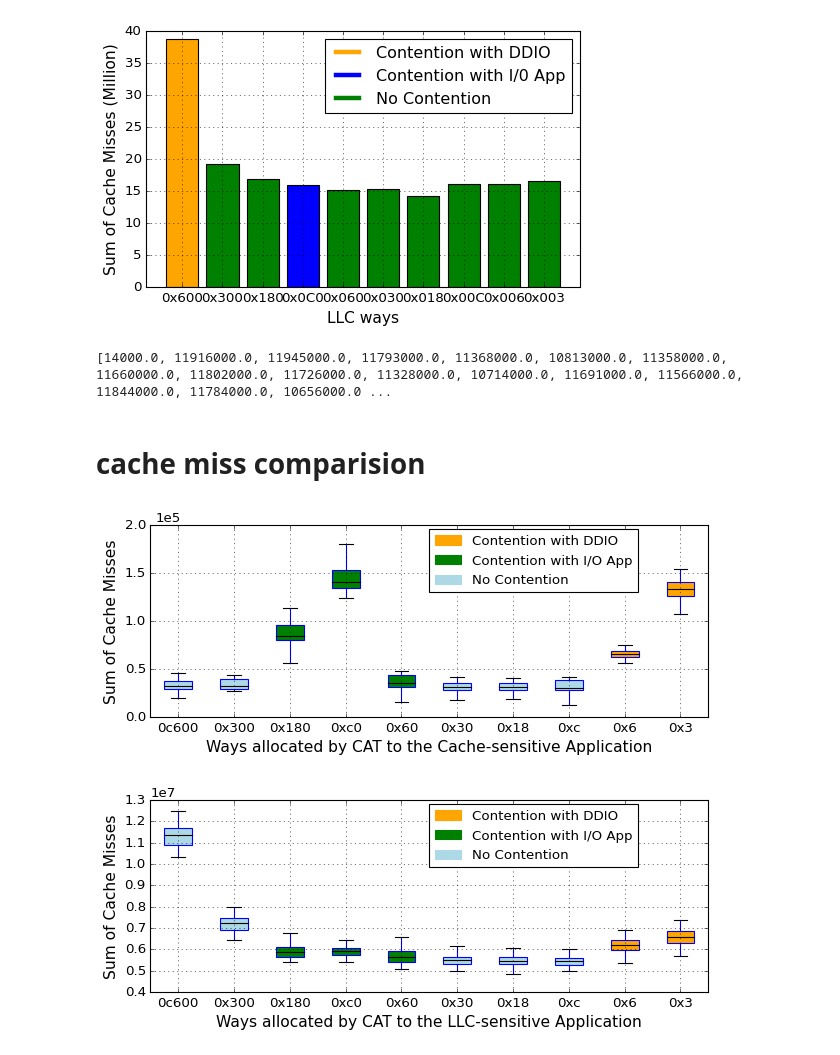
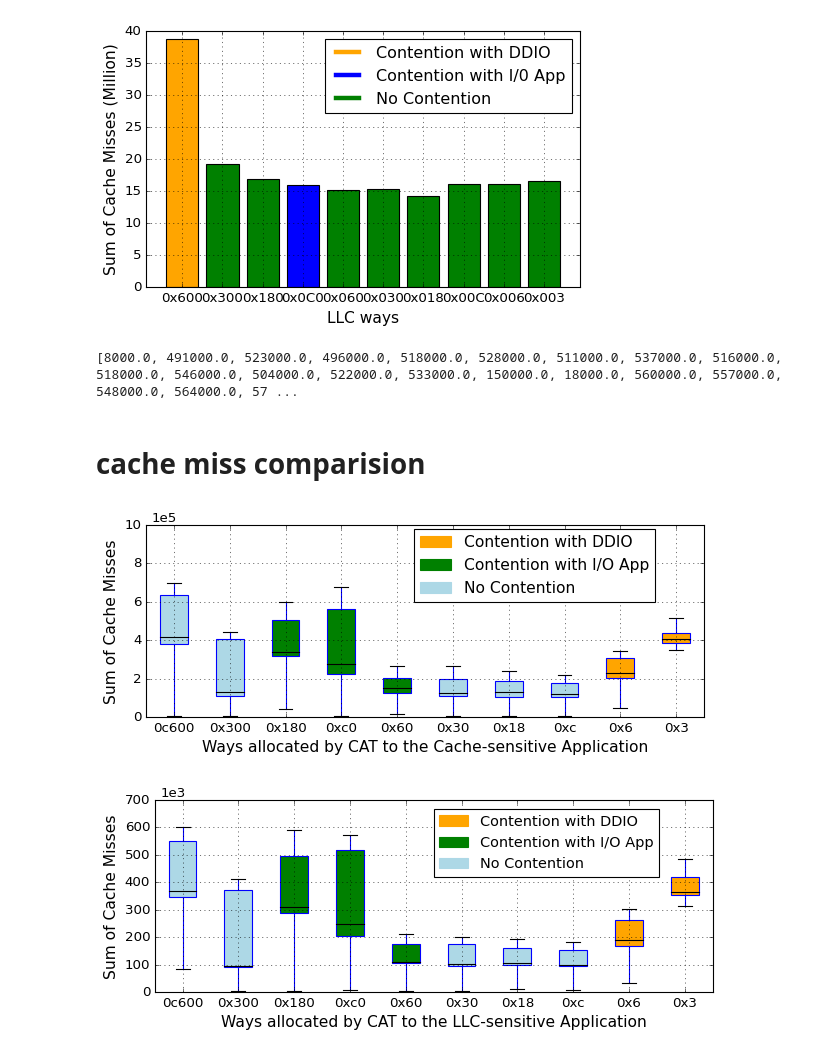
Before and after one commit to MapleWithered/resource_contention, a Jupyter notebook: DDIO/notebooks/ddio_contention_example.ipynb, the cells around one changed output. Saved outputs shown, nothing was run; the diff lists cells and outputs as text; code cells hidden in the pictures.

```diff
--- a/DDIO/notebooks/ddio_contention_example.ipynb
+++ b/DDIO/notebooks/ddio_contention_example.ipynb
@@ -125,14 +125,14 @@ filename = '..\\way_allocated_sensitive\\tmp_0c600.csv'
 num_cores = 3
 ipc, misses, llc, mbl, mbr = process_csv_file(filename, num_cores)
 # %%
-
+#vnfs="l3fwd"
 params= ["0c600", "0x300", "0x180", "0xc0", "0x60", "0x30", "0x18", "0xc", "0x6", "0x3"]
 num_cores = 3
-
+vnfs="l2fwd"
 # Dictionary to store the results for each file
 results = {}
 for param in params:
-    filename =  f'..\\way_allocated_sensitive\\tmp_{param}.csv'
+    filename =  f'..\\way_allocated_sensitive\\tmp_{vnfs}_{param}.csv'
     ipc, misses, llc, mbl, mbr = process_csv_file(filename, num_cores)
     results[param] = {
         'ipc': ipc,
@@ -144,7 +144,7 @@ for param in params:
 # %%
 print(results["0c600"]["misses"][2])
 # %% [output]
-[14000.0, 11916000.0, 11945000.0, 11793000.0, 11368000.0, 10813000.0, 11358000.0, 11660000.0, 11802000.0, 11726000.0, 11328000.0, 10714000.0, 11691000.0, 11566000.0, 11844000.0, 11784000.0, 10656000.0 ...
+[8000.0, 491000.0, 523000.0, 496000.0, 518000.0, 528000.0, 511000.0, 537000.0, 516000.0, 518000.0, 546000.0, 504000.0, 522000.0, 533000.0, 150000.0, 18000.0, 560000.0, 557000.0, 548000.0, 564000.0, 57 ...
 # %% [markdown]
 # cache miss comparision
 # %%
@@ -162,7 +162,7 @@ for param in params:
 # %%
 import matplotlib.pyplot as plt
 import numpy as np
-
+import os
 boxplot_data = [data[param] for param in params]
 boxplot_data = [[item/100000 for item in sublist] for sublist in boxplot_data]
 
@@ -187,19 +187,24 @@ legend_colors = ['orange', 'green', 'lightblue']
 legend_handles = [plt.Rectangle((0,0),1,1, color=color) for color in legend_colors]
 #plt.legend(legend_handles, legend_labels)
 #ax.legend(legend_handles, ['Contention with DDIO', 'Contention with I/O App', 'No Contention'], fontsize = 12,loc='upper left')
-ax.legend(legend_handles, ['Contention with DDIO', 'Contention with I/O App', 'No Contention'], fontsize=12, loc=(0.5, 0.65))
+ax.legend(legend_handles, ['Contention with DDIO', 'Contention with I/O App', 'No Contention'], fontsize=14, loc=(0.48, 0.6))
 
 left, right = ax.get_xlim()
 plt.xticks(range(1, len(params) + 1), params)
 plt.xlabel('Ways allocated by CAT to the Cache-sensitive Application',fontsize=14)
 plt.ylabel('Sum of Cache Misses', fontsize=14)
-plt.ylim(0,2)
+plt.ylim(0,10)
 plt.grid()
 ax.text(0.01, 1.07, '1e5', transform=ax.transAxes, fontsize=12, verticalalignment='top')#, bbox=dict(boxstyle='round,pad=0.5', facecolor='yellow', edgecolor='black'))
-plt.savefig("llc_allocation_l2fwd.pdf",bbox_inches='tight')
+
+folder_path = '../figure/way_sensitive/'
+file_name = f'llc_allocation_{vnfs}.pdf'
+full_path=folder_path+file_name
+plt.savefig(full_path, bbox_inches='tight')
+
 plt.show()
 # %% [output]
-[figure, old version]
+[figure, new version]
 # %%
 
 
@@ -217,39 +222,42 @@ import matplotlib.pyplot as plt
 import numpy as np
 
 boxplot_data = [data[param] for param in params]
-#boxplot_data = [[item/100000 for item in sublist] for sublist in boxplot_data]
+boxplot_data = [[item/1000 for item in sublist] for sublist in boxplot_data]
 
 params= ["0c600", "0x300", "0x180", "0xc0", "0x60", "0x30", "0x18", "0xc", "0x6", "0x3"]
 
 fig, ax = plt.subplots(facecolor='white', figsize=(9, 3))
 plt.style.use('classic')
 
 boxplot_dict = plt.boxplot(boxplot_data, vert=True, patch_artist=True, showfliers=False)
 
 # box color
 colors = ['lightblue', 'lightblue', 'green', 'green', 'green',  'lightblue', 'lightblue', 'lightblue', 'orange', 'orange']
 for patch, color in zip(boxplot_dict['boxes'], colors):
     patch.set_facecolor(color)
 
 for whisker in boxplot_dict['whiskers']:
     whisker.set_linestyle('-')
 plt.setp(boxplot_dict['medians'], color='black')
 
 # legend
 legend_colors = ['orange', 'green', 'lightblue']
 legend_handles = [plt.Rectangle((0,0),1,1, color=color) for color in legend_colors]
 #plt.legend(legend_handles, legend_labels)
 #ax.legend(legend_handles, ['Contention with DDIO', 'Contention with I/O App', 'No Contention'], fontsize = 12,loc='upper left')
-ax.legend(legend_handles, ['Contention with DDIO', 'Contention with I/O App', 'No Contention'], fontsize=12, loc=(0.5, 0.65))
+ax.legend(legend_handles, ['Contention with DDIO', 'Contention with I/O App', 'No Contention'], fontsize=13, loc=(0.5, 0.6))
 
 left, right = ax.get_xlim()
 plt.xticks(range(1, len(params) + 1), params)
 plt.xlabel('Ways allocated by CAT to the LLC-sensitive Application',fontsize=14)
 plt.ylabel('Sum of Cache Misses', fontsize=14)
 #plt.ylim(0,2)
 plt.grid()
-#ax.text(0.01, 1.07, '1e5', transform=ax.transAxes, fontsize=12, verticalalignment='top')#, bbox=dict(boxstyle='round,pad=0.5', facecolor='yellow', edgecolor='black'))
-plt.savefig("llc_allocation_waternsquare.pdf",bbox_inches='tight')
+ax.text(0.01, 1.07, '1e3', transform=ax.transAxes, fontsize=12, verticalalignment='top')#, bbox=dict(boxstyle='round,pad=0.5', facecolor='yellow', edgecolor='black'))
+folder_path = '../figure/way_sensitive/'
+file_name = f'water_nsquared_{vnfs}.pdf'
+full_path=folder_path+file_name
+plt.savefig(full_path,bbox_inches='tight')
 plt.show()
 # %% [output]
-[figure, old version]
+[figure, new version]
```
Also changed, not shown: parts of 1 cell of this notebook, 23 other files.
